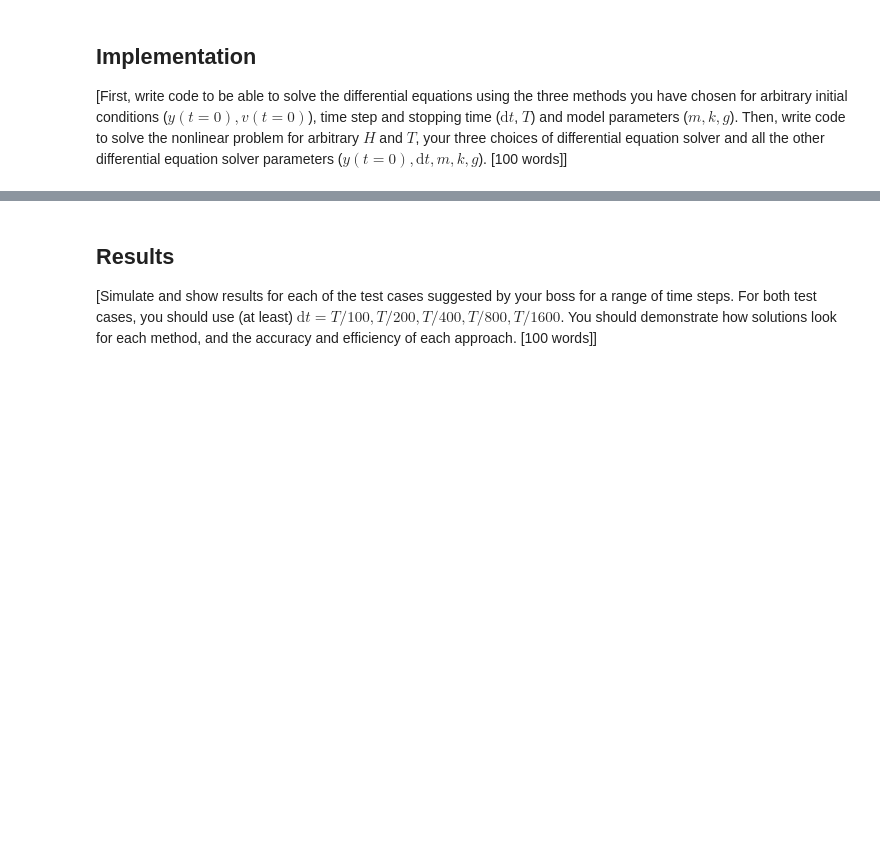
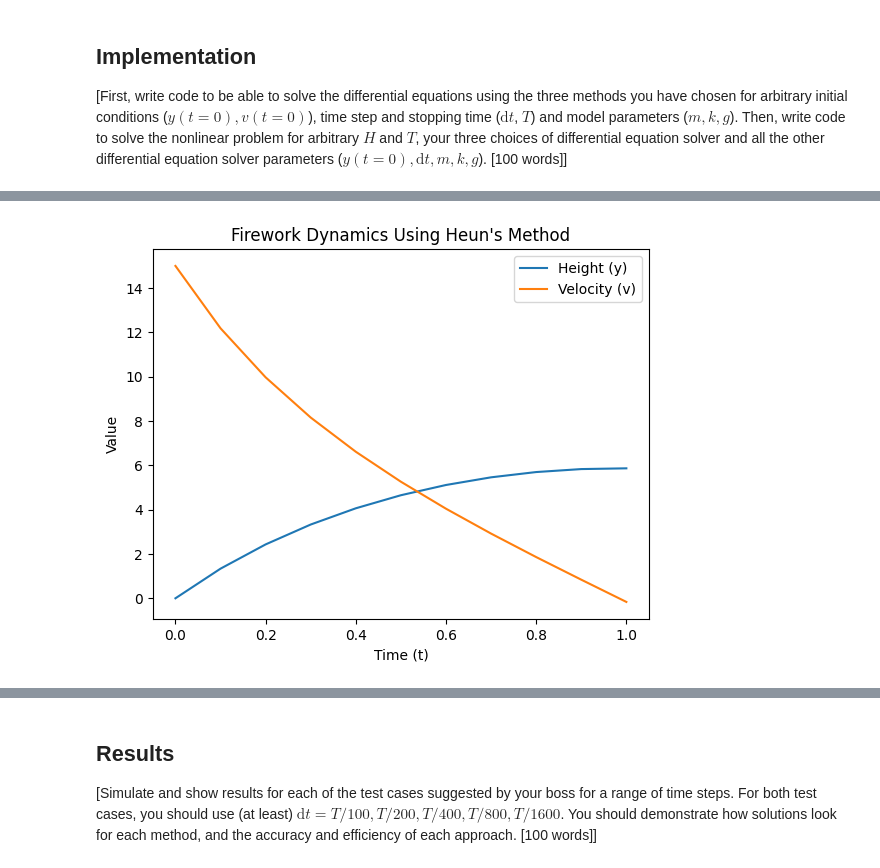
Before and after one commit to seifzogheibi/num-comp, a Jupyter notebook: template.ipynb, the cells around one changed output, grey strips where cells are left out. Cells and saved outputs as stored; diff of their text form; code cells hidden in the pictures; blank space fills up the shorter version.

Commit message:
start

```diff
--- a/template.ipynb
+++ b/template.ipynb
@@ -7,3 +7,22 @@ from solvers import solver
 ## Implementation
 
 [First, write code to be able to solve the differential equations using the three methods you have chosen for arbitrary initial conditions ($y(t=0), v(t=0)$), time step and stopping time ($\mathrm{d}t$, $T$) and model parameters ($m, k, g$). Then, write code to solve the nonlinear problem for arbitrary $H$ and $T$, your three choices of differential equation solver and all the other differential equation solver parameters ($y(t=0), \mathrm{d}t, m, k, g$). [100 words]]
+# %%
+# Example for solving differential equations
+
+# Define the right-hand side (RHS) of the differential equation
+def rhs(t, y):
+    return -y  # Example: y'(t) = -y
+
+# Set initial condition, time step, and stopping time
+y0 = 1.0  # Initial value of y
+t0 = 0.0  # Start time
+dt = 0.1  # Time step
+T = 1.0   # End time
+
+# Solve using the Heun method
+t, y = solver(rhs, y0, t0, dt, T, method="Heun")
+
+# Print the results
+print("Time points:", t)
+print("Solution values:", y)
@@ -9,0 +109,13 @@ from solvers import solver
+# %%
+import matplotlib.pyplot as plt
+
+# Plot height and velocity
+plt.plot(t, heights, label="Height (y)")
+plt.plot(t, velocities, label="Velocity (v)")
+plt.xlabel("Time (t)")
+plt.ylabel("Value")
+plt.title("Firework Dynamics Using Heun's Method")
+plt.legend()
+plt.show()
+# %% [output]
+[figure, added]
```
Also changed, not shown: parts of 15 cells of this notebook.
